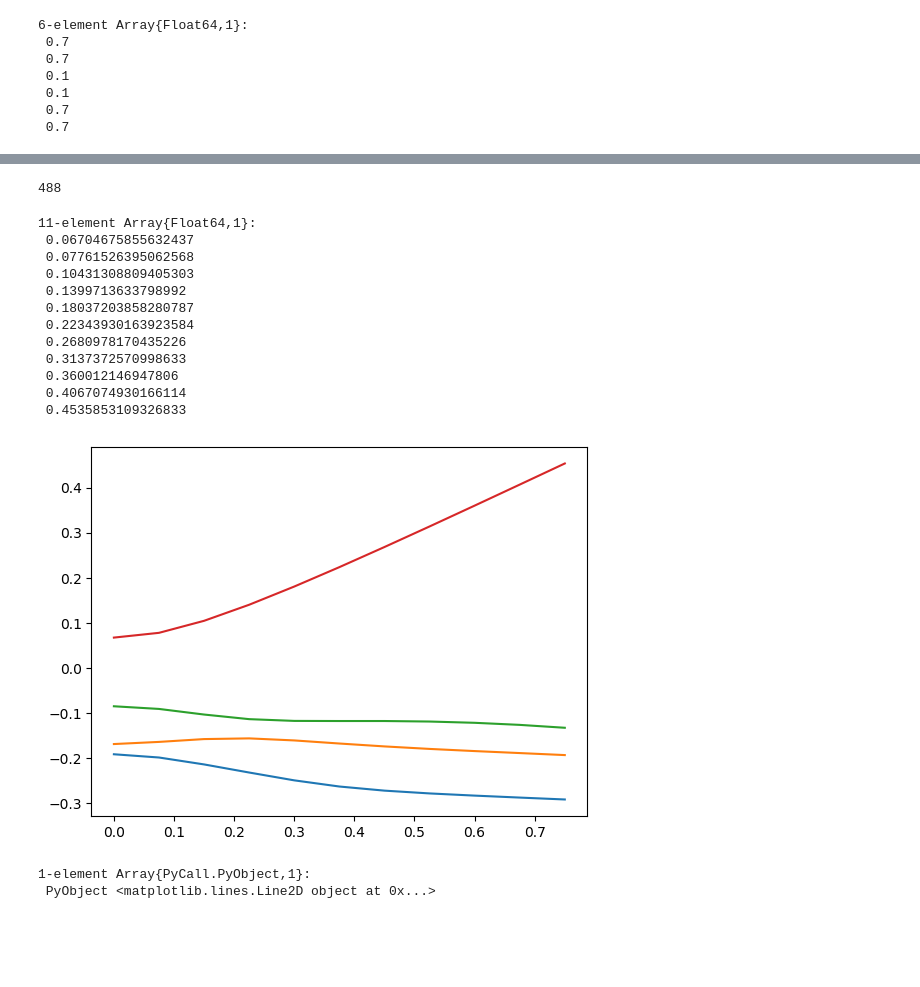
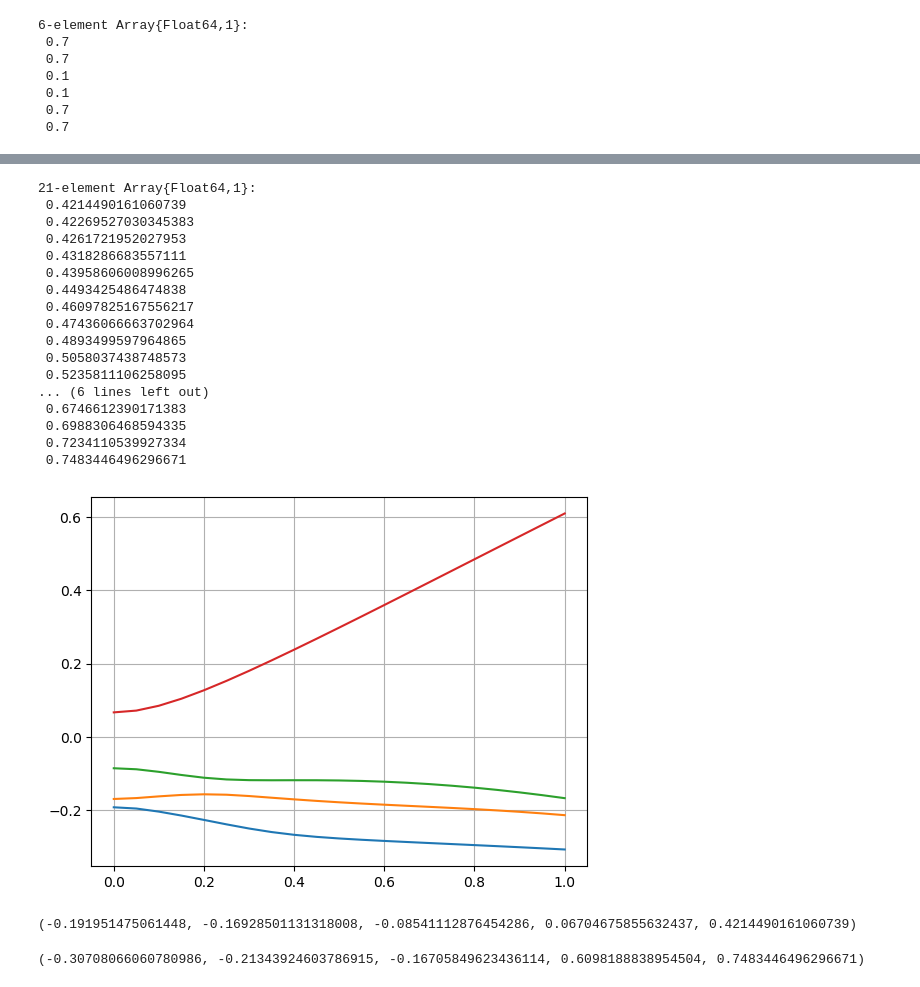
Before and after one commit to NeilKulikov/CppHgCdTe, a Jupyter notebook: interop/bindings/prototype.ipynb, the cells around one changed output, grey strips where cells are left out. Saved outputs shown, nothing was run; the diff lists cells and outputs as text; code cells hidden in the pictures; blank space fills up the shorter version.

```diff
--- a/interop/bindings/prototype.ipynb
+++ b/interop/bindings/prototype.ipynb
@@ -41,3 +26,3 @@ Eigens(hi)[366]
 # %%
-ks = collect(0.:0.075:0.75)
+ks = collect(0.:0.05:1.)
 # %% [output]
@@ -86,33 +86,42 @@ es = Eigens.(hs)
-# %%
-length(es[1])
-# %% [output]
-488
 # %%
 vs1 = [x[368] for x in es]
 vs2 = [x[370] for x in es]
 vs3 = [x[372] for x in es]
 cs1 = [x[374] for x in es]
+cs2 = [x[376] for x in es]
 # %% [output]
-11-element Array{Float64,1}:
- 0.06704675855632437
- 0.07761526395062568
- 0.10431308809405303
- 0.1399713633798992
- 0.18037203858280787
- 0.22343930163923584
- 0.2680978170435226
- 0.3137372570998633
- 0.360012146947806
- 0.4067074930166114
- 0.4535853109326833
+21-element Array{Float64,1}:
+ 0.4214490161060739
+ 0.42269527030345383
+ 0.4261721952027953
+ 0.4318286683557111
+ 0.43958606008996265
+ 0.4493425486474838
+ 0.46097825167556217
+ 0.47436066663702964
+ 0.4893499597964865
+ 0.5058037438748573
+ 0.5235811106258095
+... (6 lines left out)
+ 0.6746612390171383
+ 0.6988306468594335
+ 0.7234110539927334
+ 0.7483446496296671
 # %%
 using PyPlot
 # %%
 plot(ks, vs1)
 plot(ks, vs2)
 plot(ks, vs3)
 plot(ks, cs1)
+grid("on")
 # %% [output]
-[figure, old version]
+[figure, new version]
-1-element Array{PyCall.PyObject,1}:
- PyObject <matplotlib.lines.Line2D object at 0x...>
+# %%
+vs1[1], vs2[1], vs3[1], cs1[1], cs2[1]
+# %% [output]
+(-0.191951475061448, -0.16928501131318008, -0.08541112876454286, 0.06704675855632437, 0.4214490161060739)
+# %%
+vs1[21], vs2[21], vs3[21], cs1[21], cs2[21]
+# %% [output]
+(-0.30708066060780986, -0.21343924603786915, -0.16705849623436114, 0.6098188838954504, 0.7483446496296671)
```
Also changed, not shown: parts of 10 cells of this notebook.
